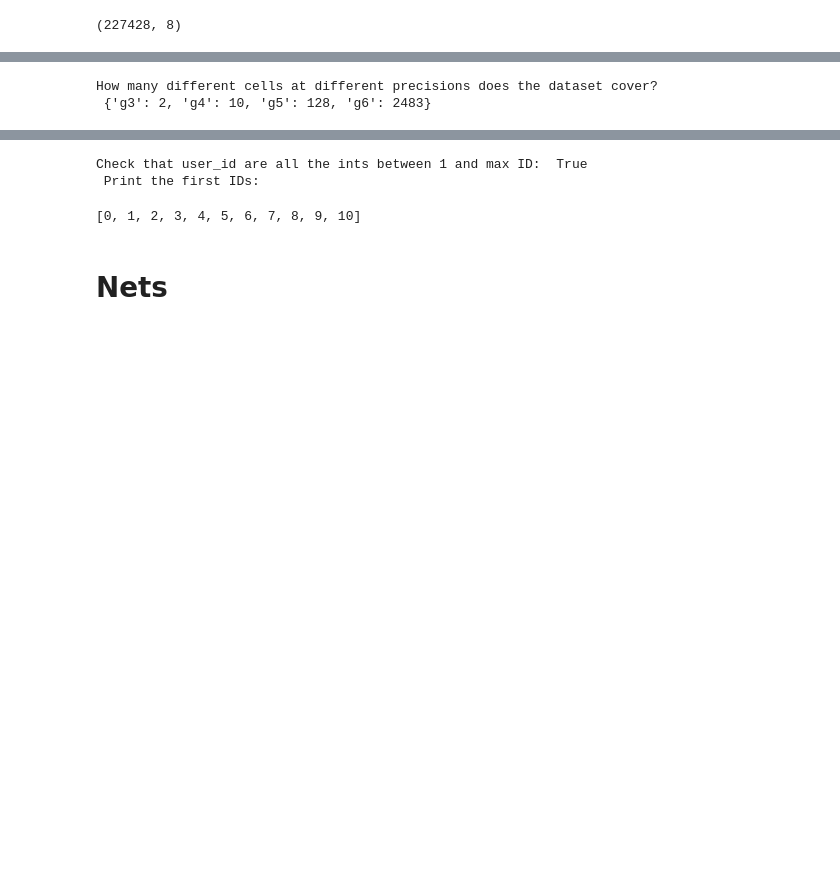
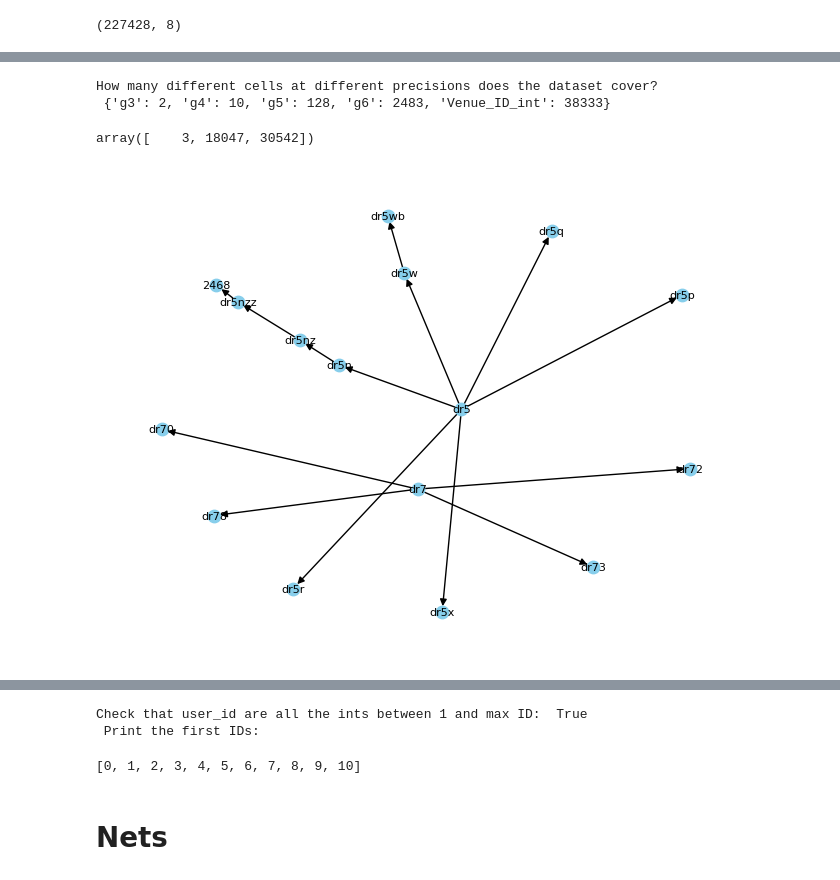
Before and after one commit to Paco-Danes/DeepPoi, a Jupyter notebook: proj.ipynb, the cells around one changed output, grey strips where cells are left out. Cells and saved outputs as stored; diff of their text form; code cells hidden in the pictures; blank space fills up the shorter version.

Commit message:
Created graph. To add: probabilities

```diff
--- a/proj.ipynb
+++ b/proj.ipynb
@@ -97,4 +97,5 @@ for precision in precisions:
     column_name = f'g{precision}'
     df[column_name] = df.apply(lambda row: get_geohash(row, precision), axis=1)
 
-df.head()
+df['Venue_ID_int'] = pd.factorize(df['Venue_ID'])[0] + 1
+df = df.drop('Venue_ID', axis = 1)
@@ -108,5 +111,10 @@ df.head()
 # %%
-print("How many different cells at different precisions does the dataset cover?\n", {x: len(df[x].unique()) for x in ['g3', 'g4', 'g5', 'g6']})
+print("How many different cells at different precisions does the dataset cover?\n", {x: len(df[x].unique()) for x in ['g3', 'g4', 'g5', 'g6', 'Venue_ID_int']})
 # %% [output]
 How many different cells at different precisions does the dataset cover?
- {'g3': 2, 'g4': 10, 'g5': 128, 'g6': 2483}
+ {'g3': 2, 'g4': 10, 'g5': 128, 'g6': 2483, 'Venue_ID_int': 38333}
+# %%
+grouped_venues = df.groupby('g6')['Venue_ID_int'].unique().to_dict()
+grouped_venues['dr5rws'] # venue id = 3 should be there ! Looking at the df.head above.
+# %% [output]
+array([    3, 18047, 30542])
@@ -113,3 +160,26 @@ How many different cells at different precisions does the dataset cover?
+# %%
+# @title Plot the tree (pruned for visualization)
+import networkx as nx
+import matplotlib.pyplot as plt
+
+def add_nodes_edges(G, node):
+    if len(node.children) < 7:
+      for child in node.children:
+          G.add_edge(node.ID, child.ID)
+          add_nodes_edges(G, child)
+
+def visualize_tree(root_nodes):
+    G = nx.DiGraph()
+    for node in root_nodes:
+        add_nodes_edges(G, node)
+    pos = nx.spring_layout(G)
+    nx.draw(G, pos, with_labels=True, node_size=80, node_color="skyblue", font_size=8, arrows=True)
+    plt.show()
+
+# Visualize the tree
+visualize_tree(GeoTreeRoots)
+# %% [output]
+[figure, added]
 # %%
 # Calculate the minimum and maximum values for latitude and longitude
 min_latitude = df['Latitude'].min()
```
Also changed, not shown: parts of 8 cells of this notebook.
